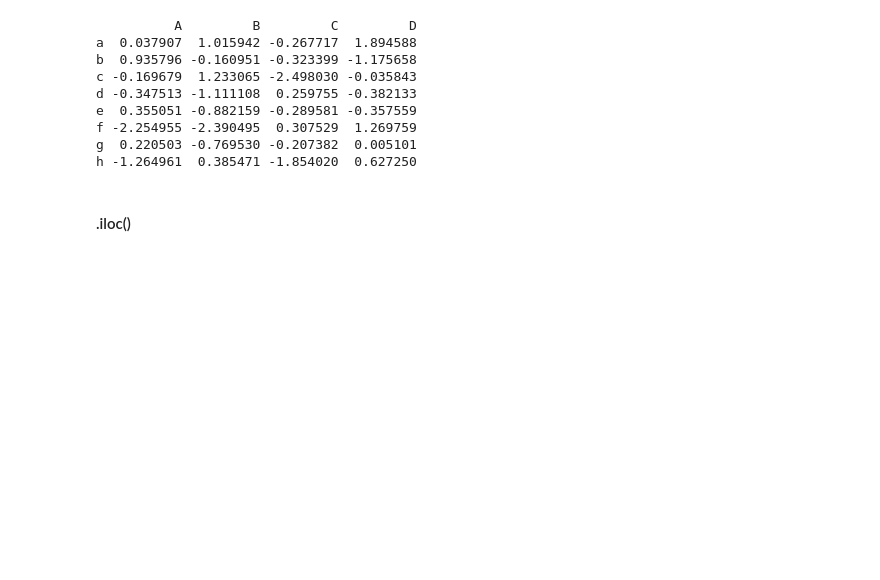
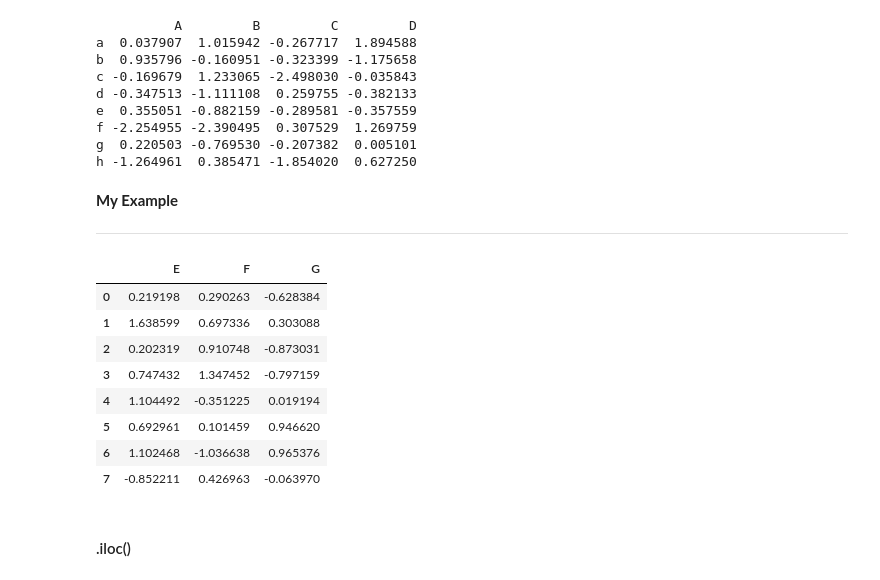
Before and after one commit to rdezwart/Week1-Introduction_to_Python, a Jupyter notebook: Introduction_to_Python.ipynb, the cells around one changed output. Saved outputs shown, nothing was run; the diff lists cells and outputs as text; code cells hidden in the pictures; blank space fills up the shorter version.

```diff
--- a/Introduction_to_Python.ipynb
+++ b/Introduction_to_Python.ipynb
@@ -2119,6 +2227,26 @@ e  0.355051 -0.882159 -0.289581 -0.357559
 f -2.254955 -2.390495  0.307529  1.269759
 g  0.220503 -0.769530 -0.207382  0.005101
 h -1.264961  0.385471 -1.854020  0.627250
+# %% [markdown]
+**My Example**
+
+---
+# %%
+# Create data frame
+my_frame = pd.DataFrame(np.random.randn(8, 7), columns=("A", "B", "C", "D", "E", "F", "G"))
+
+# Select column and row using label index
+my_frame.loc[:, "E":"G"]
+# %% [output]
+|  | E | F | G |
+| 0 | 0.219198 | 0.290263 | -0.628384 |
+| 1 | 1.638599 | 0.697336 | 0.303088 |
+| 2 | 0.202319 | 0.910748 | -0.873031 |
+| 3 | 0.747432 | 1.347452 | -0.797159 |
+| 4 | 1.104492 | -0.351225 | 0.019194 |
+| 5 | 0.692961 | 0.101459 | 0.946620 |
+| 6 | 1.102468 | -1.036638 | 0.965376 |
+| 7 | -0.852211 | 0.426963 | -0.063970 |
 # %% [markdown]
 #### .iloc()
 # %%
```
Also changed, not shown: parts of 25 cells of this notebook.
